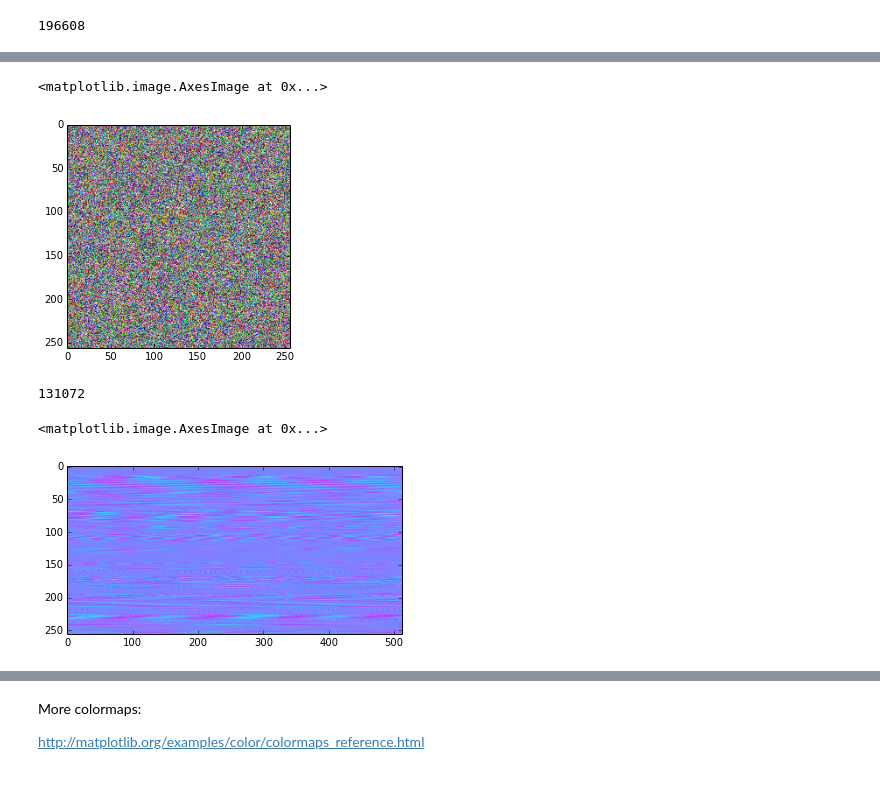
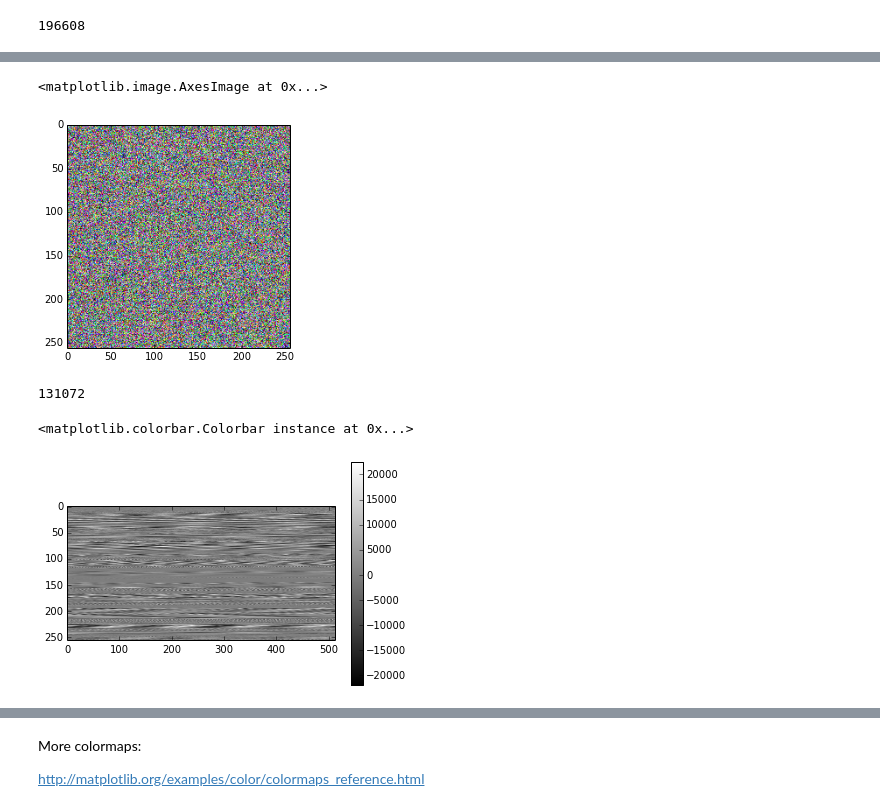
Before and after one commit to mantaraya36/201A-ipython, a Jupyter notebook: Image and Audio IO.ipynb, the cells around one changed output, grey strips where cells are left out. Cells and saved outputs as stored; diff of their text form; code cells hidden in the pictures; blank space fills up the shorter version.

```diff
--- a/Image and Audio IO.ipynb
+++ b/Image and Audio IO.ipynb
@@ -228,15 +241,16 @@ newimg = sample[:196608].reshape(256,256,3)
 # %%
-imshow(newimg)
+imshow(newimg/100.0)
 # %% [output]
 <matplotlib.image.AxesImage at 0x...>
-[figure, old version]
+[figure, new version]
 # %%
 256*512
 # %% [output]
 131072
 # %%
 newimg = sample[:256*512].reshape(256,512)
-imshow(newimg, cmap=cm.cool)
+imshow(newimg, cmap=cm.gray)
+colorbar()
 # %% [output]
-<matplotlib.image.AxesImage at 0x...>
+<matplotlib.colorbar.Colorbar instance at 0x...>
-[figure, old version]
+[figure, new version]
```
Also changed, not shown: parts of 11 cells of this notebook, 1 other file.
